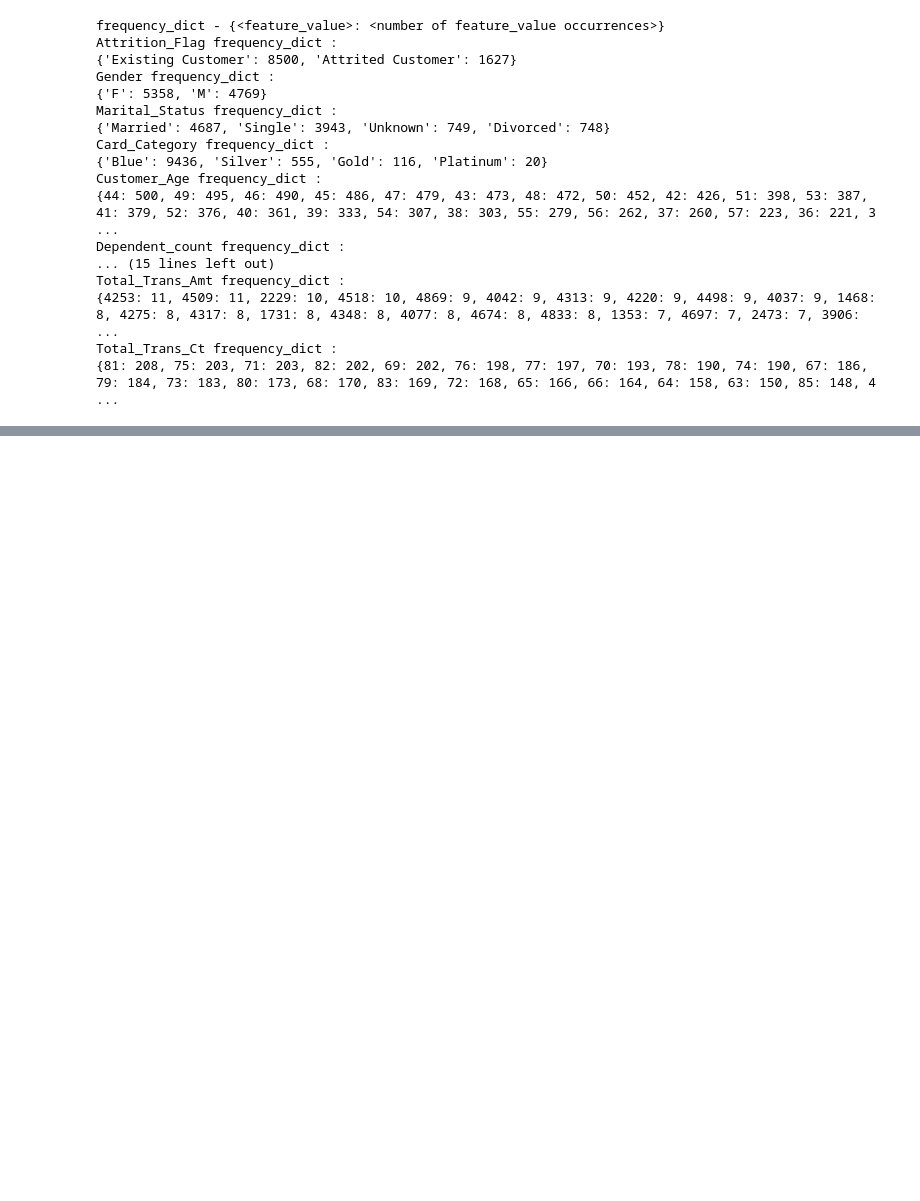
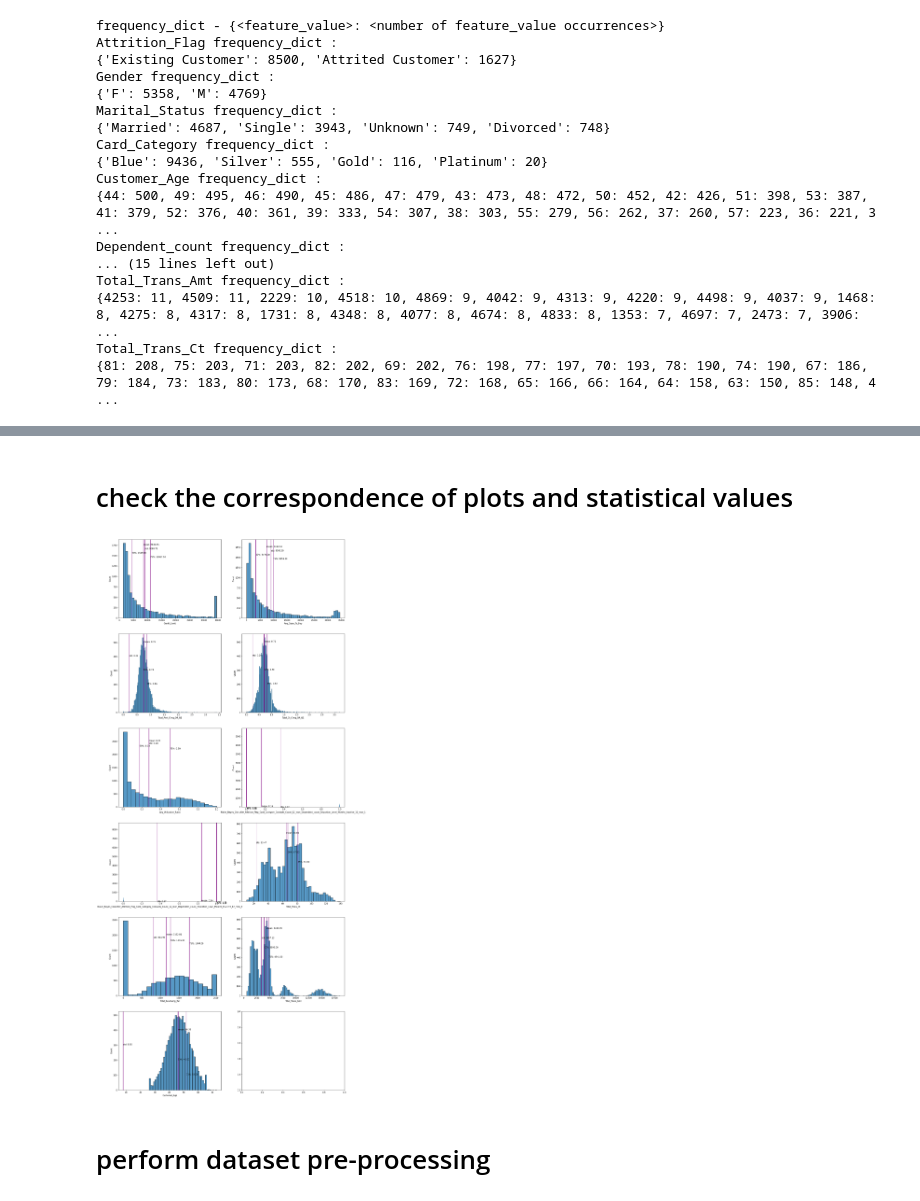
Before and after one commit to rnd4u-org/2021-knu-churn, a Jupyter notebook: classification_test-programs.ipynb, the cells around one changed output, grey strips where cells are left out. Cells and saved outputs as stored; diff of their text form; code cells hidden in the pictures; blank space fills up the shorter version.

```diff
--- a/classification_test-programs.ipynb
+++ b/classification_test-programs.ipynb
@@ -463,0 +456,28 @@ Total_Trans_Ct frequency_dict :
+# %% [markdown]
+# check the correspondence of plots and statistical values
+# %%
+user_binwidth = None
+
+fig, axes = plt.subplots((len(numerical_features) // 2) + 1, 2, figsize=(20, 50))
+axes=[j for plot_block in axes for j in plot_block]
+for feat_idx, feature_plot_element in enumerate(zip(numerical_features, [1750, 1750, 500 , 500,
+                                                                         2500, 10, 10, 700, 2000,
+                                                                         700, 400])):
+    if 1:
+        if "Naive_Bayes_Classifier_" in feature_plot_element[0]:
+            user_binwidth = 0.001
+        statistic_labels = ["mean", "std", "50%", "75%"]
+        statistic_data = data[feature_plot_element[0]].describe()
+        statistic_values = [statistic_data[i] for i in statistic_labels]
+        sns.histplot(x=data[feature_plot_element[0]], stat="count", ax=axes[feat_idx],
+                     binwidth=user_binwidth)
+        user_binwidth = None
+        for idx, stat_val in enumerate(statistic_values):
+            axes[feat_idx].axvline(stat_val, color="purple")
+            axes[feat_idx].text(x=stat_val, y=(feature_plot_element[1] - idx * 100),
+                                s="{}: {:.2f}".format(statistic_labels[idx],
+                                                      stat_val))
+# %% [output]
+[figure, added]
+# %% [markdown]
+# perform dataset pre-processing
```
Also changed, not shown: parts of 15 cells of this notebook, 4 other files.
